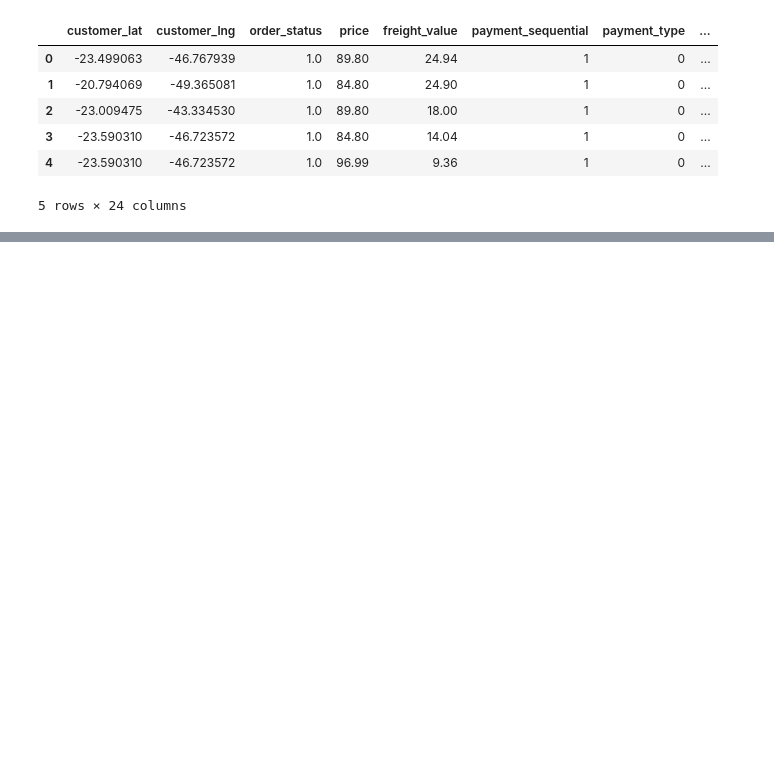
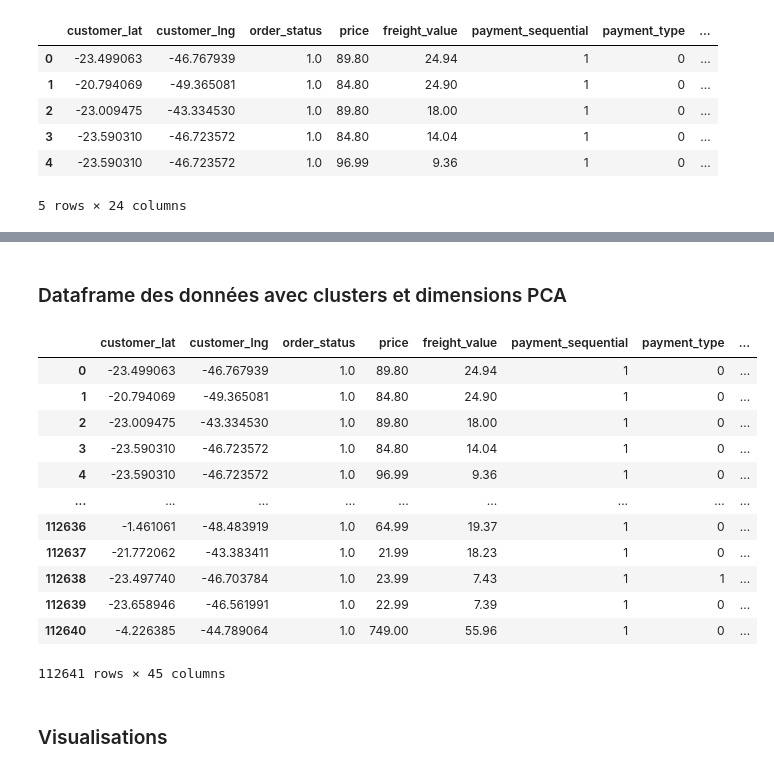
Before and after one commit to RudyBourez/Machine_Learning, a Jupyter notebook: Olist_projet/modélisation.ipynb, the cells around one changed output, grey strips where cells are left out. Cells and saved outputs as stored; diff of their text form; code cells hidden in the pictures; blank space fills up the shorter version.

```diff
--- a/Olist_projet/modélisation.ipynb
+++ b/Olist_projet/modélisation.ipynb
@@ -27,0 +80,26 @@ pl
+# %% [markdown]
+### Dataframe des données avec clusters et dimensions PCA
+# %%
+df_k_means = pd.concat([df.reset_index(drop=True), pd.DataFrame(scores)], axis=1)
+df_k_means.columns.values[-20:] = ["Component 1", "Component 2", "Component 3", "Component 4", "Component 5",
+                                    "Component 6", "Component 7", "Component 8", "Component 9", "Component 10",
+                                    "Component 11", "Component 12", "Component 13", "Component 14", "Component 15",
+                                    "Component 16", "Component 17", "Component 18", "Component 19", "Component 20"]
+df_k_means["Segment KMeans PCA"] = k_means_pca.labels_
+df_k_means
+# %% [output]
+|  | customer_lat | customer_lng | order_status | price | freight_value | payment_sequential | payment_type | ... |
+| 0 | -23.499063 | -46.767939 | 1.0 | 89.80 | 24.94 | 1 | 0 | ... |
+| 1 | -20.794069 | -49.365081 | 1.0 | 84.80 | 24.90 | 1 | 0 | ... |
+| 2 | -23.009475 | -43.334530 | 1.0 | 89.80 | 18.00 | 1 | 0 | ... |
+| 3 | -23.590310 | -46.723572 | 1.0 | 84.80 | 14.04 | 1 | 0 | ... |
+| 4 | -23.590310 | -46.723572 | 1.0 | 96.99 | 9.36 | 1 | 0 | ... |
+| ... | ... | ... | ... | ... | ... | ... | ... | ... |
+| 112636 | -1.461061 | -48.483919 | 1.0 | 64.99 | 19.37 | 1 | 0 | ... |
+| 112637 | -21.772062 | -43.383411 | 1.0 | 21.99 | 18.23 | 1 | 0 | ... |
+| 112638 | -23.497740 | -46.703784 | 1.0 | 23.99 | 7.43 | 1 | 1 | ... |
+| 112639 | -23.658946 | -46.561991 | 1.0 | 22.99 | 7.39 | 1 | 0 | ... |
+| 112640 | -4.226385 | -44.789064 | 1.0 | 749.00 | 55.96 | 1 | 0 | ... |
+112641 rows × 45 columns
+# %% [markdown]
+### Visualisations
```
Also changed, not shown: parts of 12 cells of this notebook.
